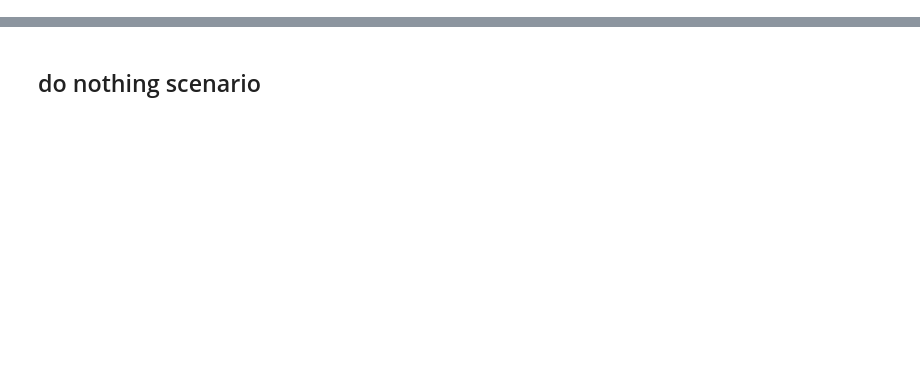
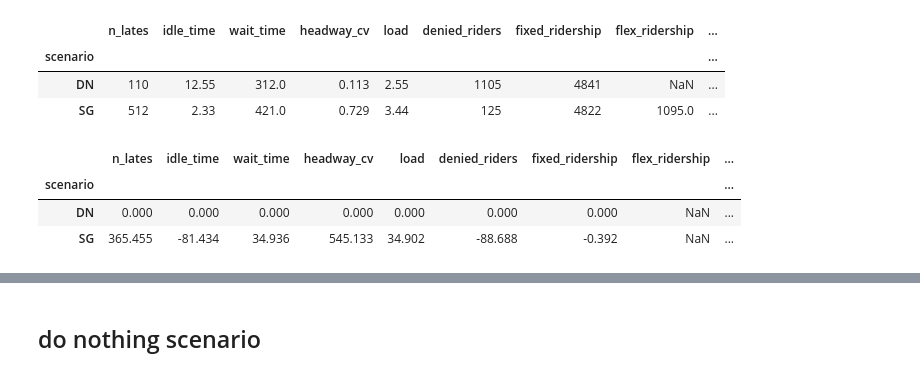
Before and after one commit to joerovar/flex-bus-sim, a Jupyter notebook: test.ipynb, the cells around one changed output, grey strips where cells are left out. Saved outputs shown, nothing was run; the diff lists cells and outputs as text; code cells hidden in the pictures; blank space fills up the shorter version.

```diff
--- a/test.ipynb
+++ b/test.ipynb
@@ -5,0 +23,14 @@ import seaborn as sns
+# %%
+table
+# %% [output]
+|  | n_lates | idle_time | wait_time | headway_cv | load | denied_riders | fixed_ridership | flex_ridership | ... |
+| scenario |  |  |  |  |  |  |  |  | ... |
+| DN | 110 | 12.55 | 312.0 | 0.113 | 2.55 | 1105 | 4841 | NaN | ... |
+| SG | 512 | 2.33 | 421.0 | 0.729 | 3.44 | 125 | 4822 | 1095.0 | ... |
+# %%
+table_pcts
+# %% [output]
+|  | n_lates | idle_time | wait_time | headway_cv | load | denied_riders | fixed_ridership | flex_ridership | ... |
+| scenario |  |  |  |  |  |  |  |  | ... |
+| DN | 0.000 | 0.000 | 0.000 | 0.000 | 0.000 | 0.000 | 0.000 | NaN | ... |
+| SG | 365.455 | -81.434 | 34.936 | 545.133 | 34.902 | -88.688 | -0.392 | NaN | ... |
```
Also changed, not shown: parts of 8 cells of this notebook, 5 other files.
